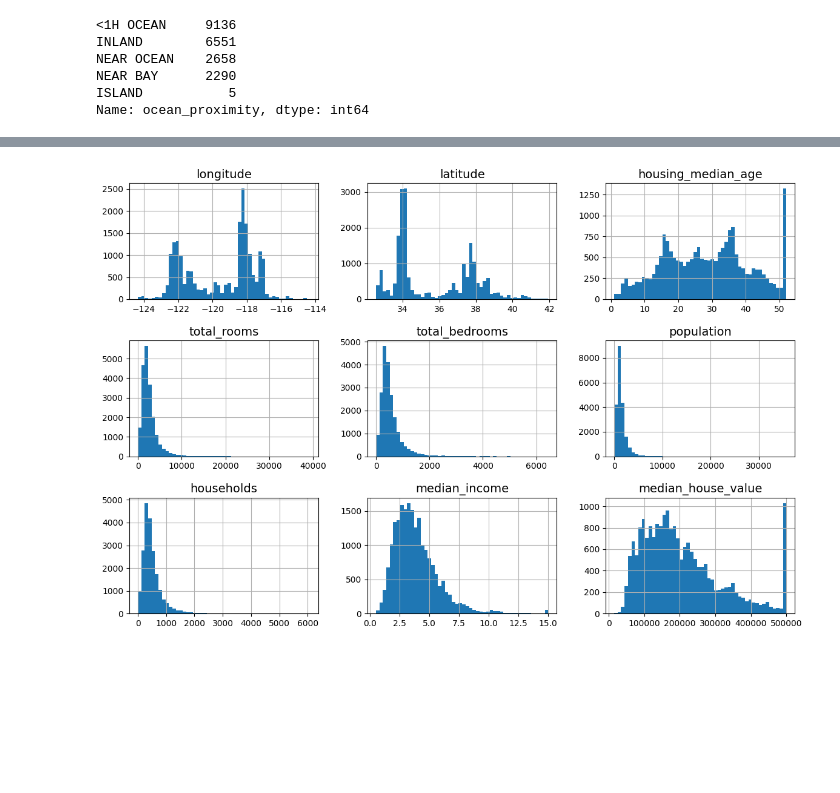
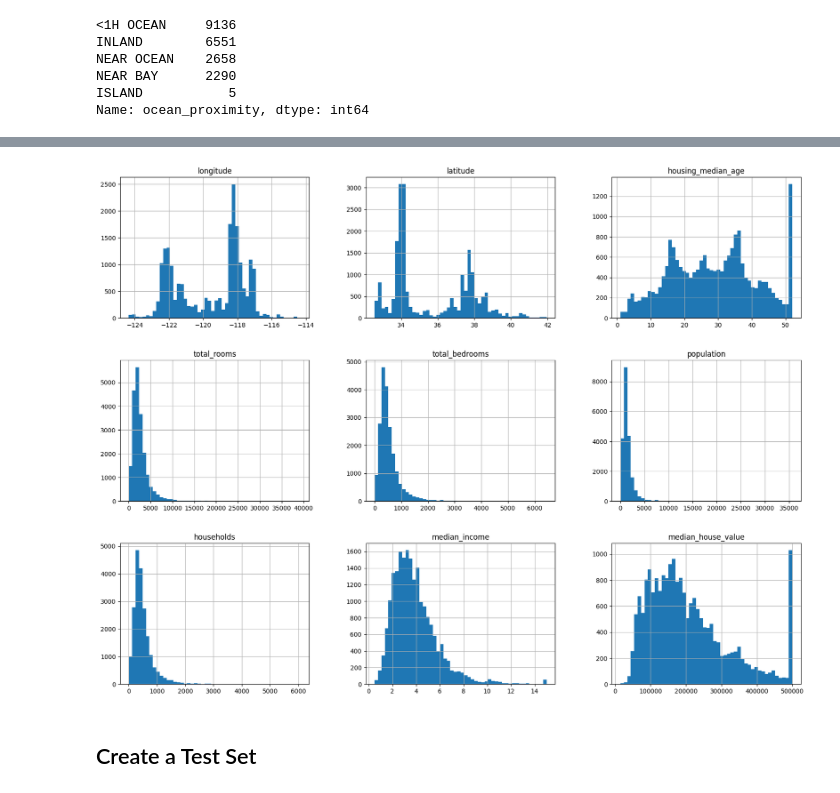
Before and after one commit to Roozeppe/Machine_Learning_Projects, a Jupyter notebook: housing-cali.ipynb, the cells around one changed output, grey strips where cells are left out. Cells and saved outputs as stored; diff of their text form; code cells hidden in the pictures; blank space fills up the shorter version.

```diff
--- a/housing-cali.ipynb
+++ b/housing-cali.ipynb
@@ -91,15 +75,7 @@ def save_fig(fig_id, tight_layout=True, fig_extension="png", resolution=300):
-# %%
-import matplotlib.pyplot as plt
-
-# extra code – the next 5 lines define the default font sizes
-plt.rc('font', size=14)
-plt.rc('axes', labelsize=14, titlesize=14)
-plt.rc('legend', fontsize=14)
-plt.rc('xtick', labelsize=10)
-plt.rc('ytick', labelsize=10)
-
-housing.hist(bins=50, figsize=(12, 8))
-save_fig("attribute_histogram_plots")  # extra code
-plt.show()
-# %% [output]
-[figure, removed]
+# %%
+housing.hist(bins=50, figsize=(20,15))
+plt.show()
+# %% [output]
+[figure, added]
+# %% [markdown]
+## Create a Test Set
```
Also changed, not shown: parts of 38 cells of this notebook.
